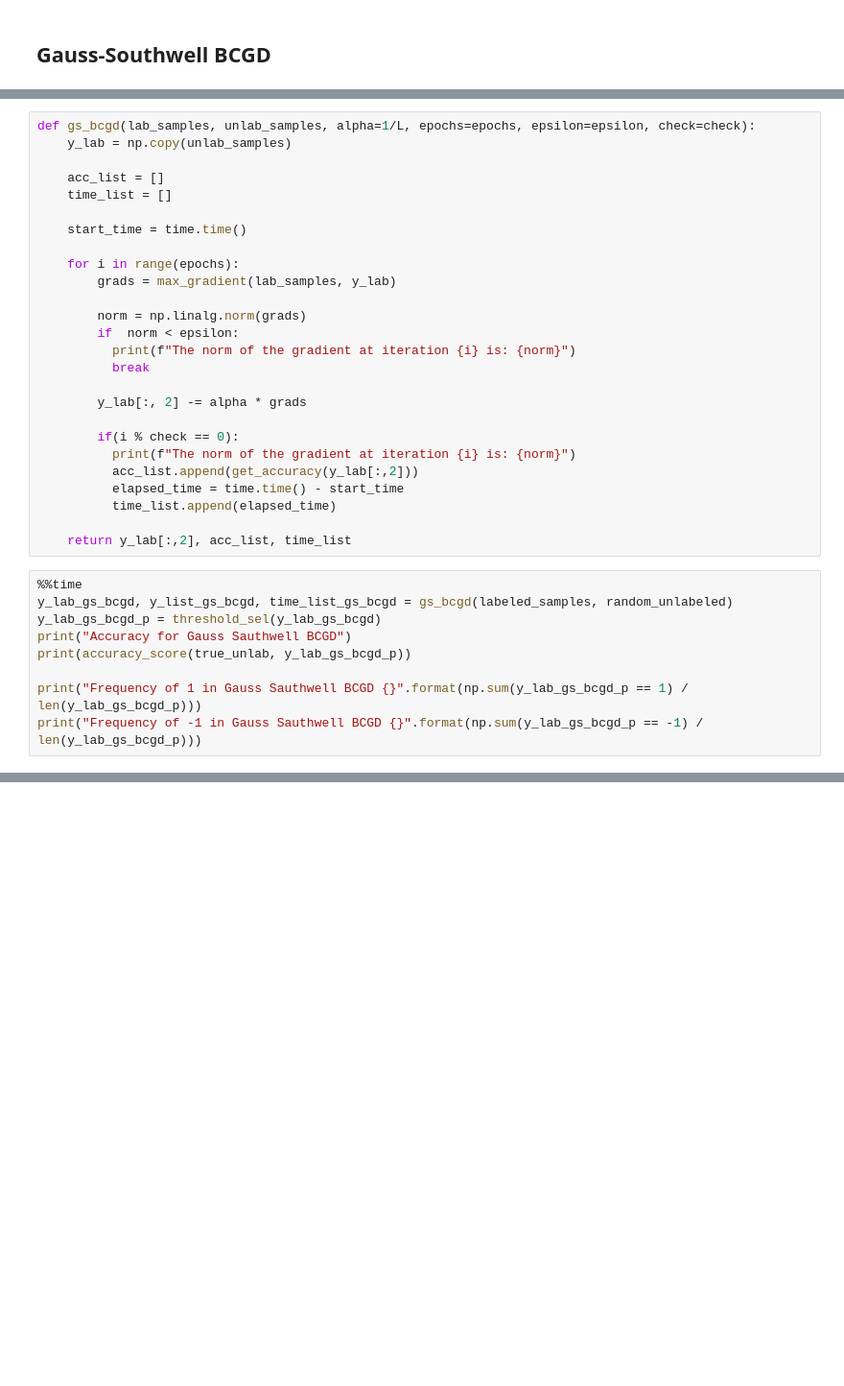
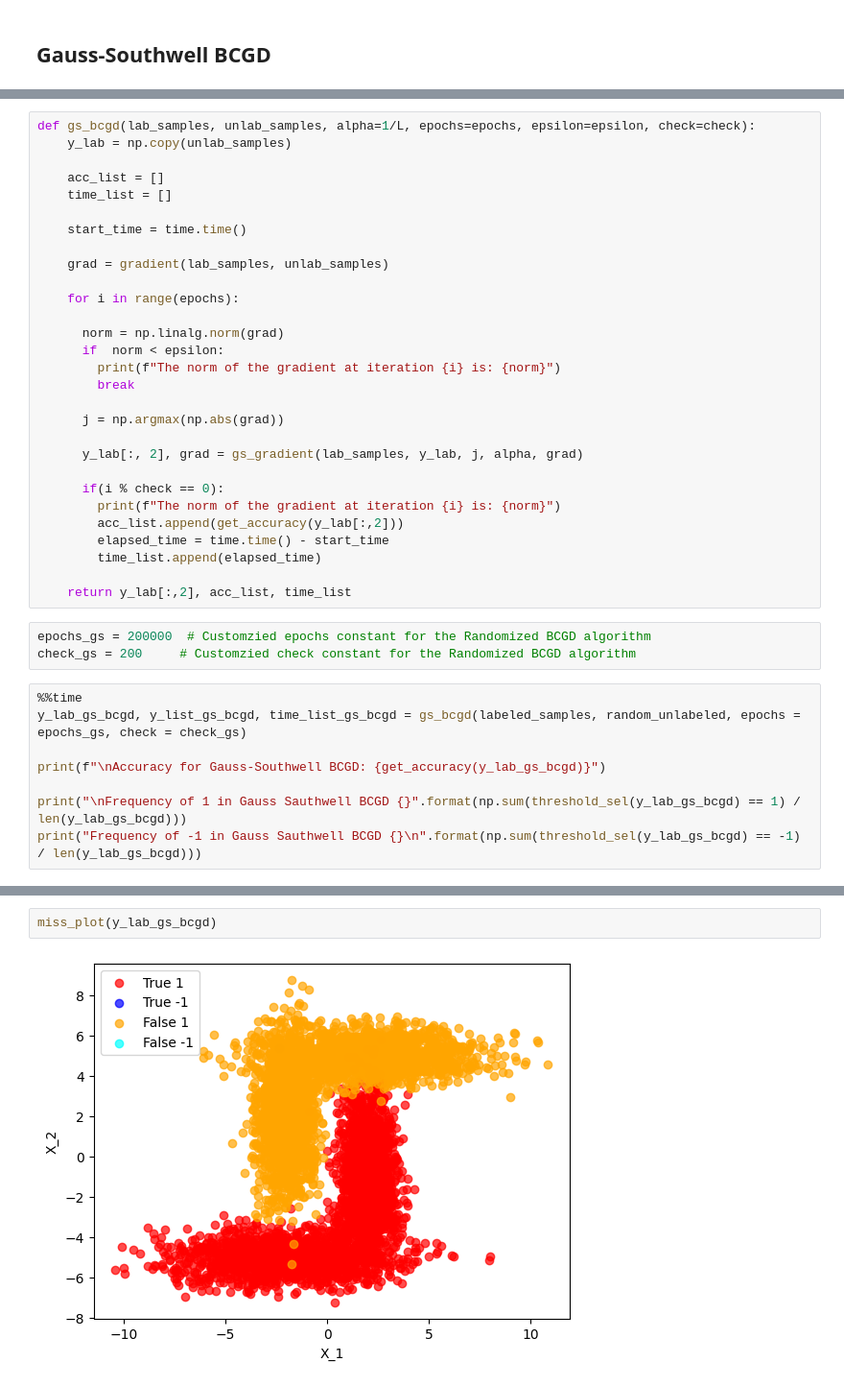
Before and after one commit to ValerioRocca/Optimization-HW1, a Jupyter notebook: Homework_OPT.ipynb, the cells around one changed output, grey strips where cells are left out. Shown at 96% size. Drawn from its saved outputs; the diff is of its cells as text; blank space fills up the shorter version.

```diff
--- a/Homework_OPT.ipynb
+++ b/Homework_OPT.ipynb
@@ -508,29 +528,34 @@ def gs_bcgd(lab_samples, unlab_samples, alpha=1/L, epochs=epochs, epsilon=epsilo
 
     start_time = time.time()
 
+    grad = gradient(lab_samples, unlab_samples)
+
     for i in range(epochs):
-        grads = max_gradient(lab_samples, y_lab)
 
-        norm = np.linalg.norm(grads)
-        if  norm < epsilon:
-          print(f"The norm of the gradient at iteration {i} is: {norm}")
-          break
+      norm = np.linalg.norm(grad)
+      if  norm < epsilon:
+        print(f"The norm of the gradient at iteration {i} is: {norm}")
+        break
 
-        y_lab[:, 2] -= alpha * grads
+      j = np.argmax(np.abs(grad))
 
-        if(i % check == 0):
-          print(f"The norm of the gradient at iteration {i} is: {norm}")
-          acc_list.append(get_accuracy(y_lab[:,2]))
-          elapsed_time = time.time() - start_time
-          time_list.append(elapsed_time)
+      y_lab[:, 2], grad = gs_gradient(lab_samples, y_lab, j, alpha, grad)
+
+      if(i % check == 0):
+        print(f"The norm of the gradient at iteration {i} is: {norm}")
+        acc_list.append(get_accuracy(y_lab[:,2]))
+        elapsed_time = time.time() - start_time
+        time_list.append(elapsed_time)
 
     return y_lab[:,2], acc_list, time_list
+# %%
+epochs_gs = 200000  # Customzied epochs constant for the Randomized BCGD algorithm
+check_gs = 200     # Customzied check constant for the Randomized BCGD algorithm
 # %%
 %%time
-y_lab_gs_bcgd, y_list_gs_bcgd, time_list_gs_bcgd = gs_bcgd(labeled_samples, random_unlabeled)
-y_lab_gs_bcgd_p = threshold_sel(y_lab_gs_bcgd)
-print("Accuracy for Gauss Sauthwell BCGD")
-print(accuracy_score(true_unlab, y_lab_gs_bcgd_p))
+y_lab_gs_bcgd, y_list_gs_bcgd, time_list_gs_bcgd = gs_bcgd(labeled_samples, random_unlabeled, epochs = epochs_gs, check = check_gs)
 
-print("Frequency of 1 in Gauss Sauthwell BCGD {}".format(np.sum(y_lab_gs_bcgd_p == 1) / len(y_lab_gs_bcgd_p)))
-print("Frequency of -1 in Gauss Sauthwell BCGD {}".format(np.sum(y_lab_gs_bcgd_p == -1) / len(y_lab_gs_bcgd_p)))
+print(f"\nAccuracy for Gauss-Southwell BCGD: {get_accuracy(y_lab_gs_bcgd)}")
+
+print("\nFrequency of 1 in Gauss Sauthwell BCGD {}".format(np.sum(threshold_sel(y_lab_gs_bcgd) == 1) / len(y_lab_gs_bcgd)))
+print("Frequency of -1 in Gauss Sauthwell BCGD {}\n".format(np.sum(threshold_sel(y_lab_gs_bcgd) == -1) / len(y_lab_gs_bcgd)))
@@ -536,0 +580,4 @@ print("Frequency of -1 in Gauss Sauthwell BCGD {}".format(np.sum(y_lab_gs_bcgd_p
+# %%
+miss_plot(y_lab_gs_bcgd)
+# %% [output]
+[figure, added]
```
Also changed, not shown: parts of 21 cells of this notebook.
